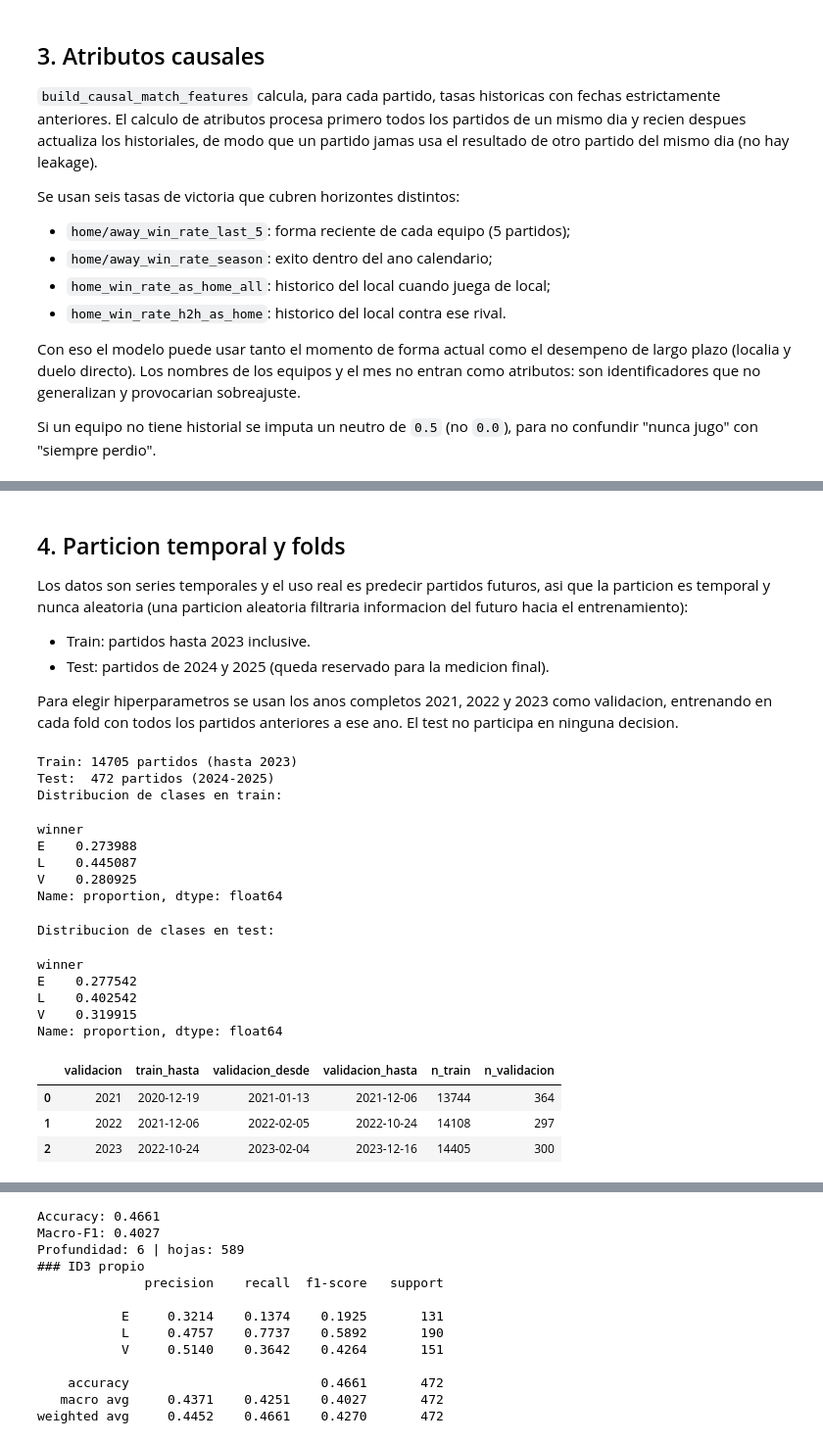
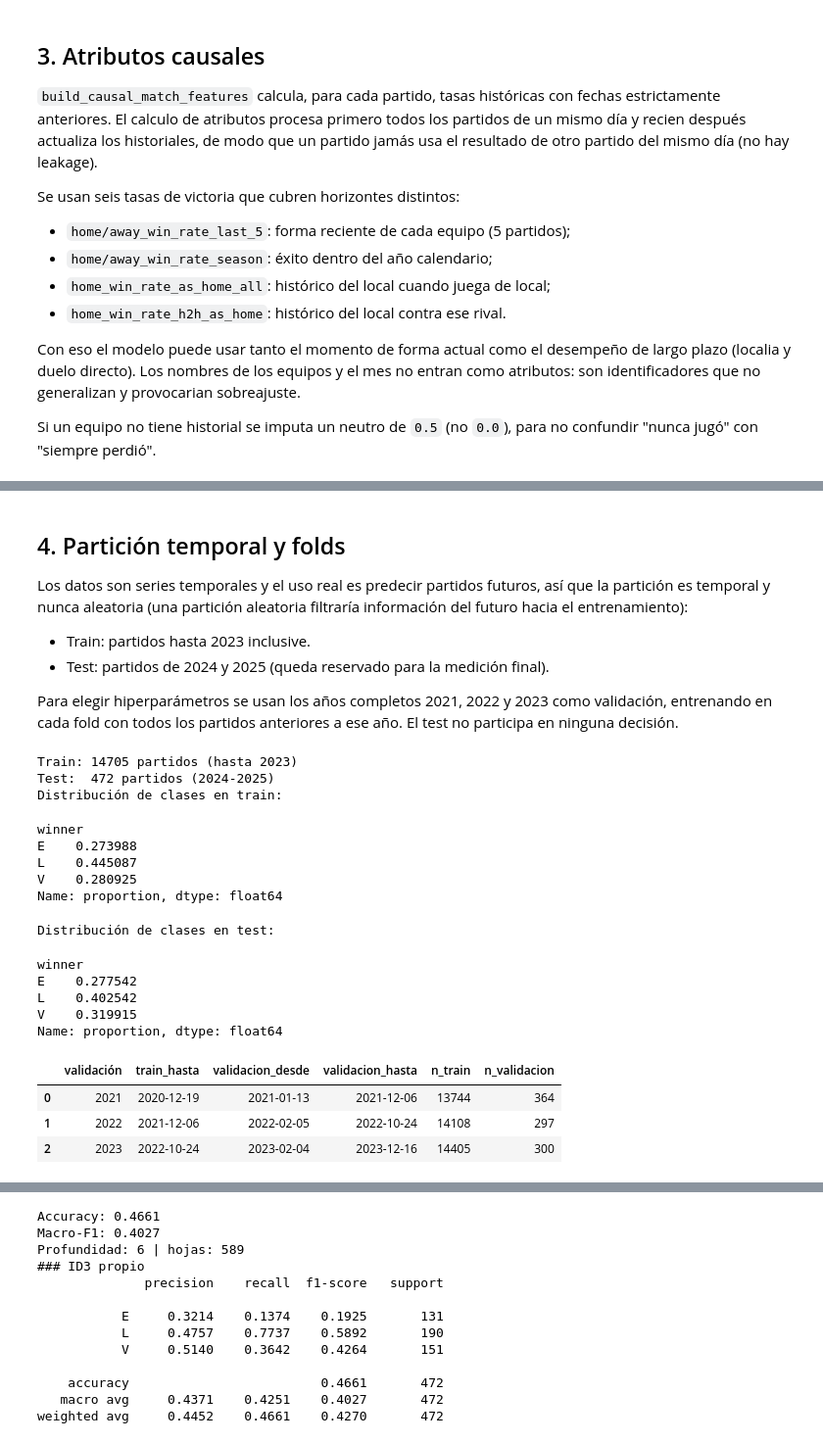
Before and after one commit to agustinocchiuzzi/laboratorioAprendAut1, a Jupyter notebook: entrega/notebook.ipynb, the cells around one changed output, grey strips where cells are left out. Shown at 98% size. Saved outputs shown, nothing was run; the diff lists cells and outputs as text; code cells hidden in the pictures.

```diff
--- a/entrega/notebook.ipynb
+++ b/entrega/notebook.ipynb
@@ -263,7 +263,7 @@ class _TeamState:
     last_five_wins: deque = field(default_factory=lambda: deque(maxlen=5))
 
     def snapshot(self, match_date):
-        """Tasas hasta match_date; los partidos de hace mas de 10 anos salen."""
+        """Tasas hasta match_date; los partidos de hace más de 10 años salen."""
         cutoff = match_date - pd.DateOffset(years=10)
         while self.last_ten_years and self.last_ten_years[0][0] < cutoff:
             self.last_ten_years.popleft()
@@ -309,9 +309,9 @@ def build_causal_match_features(matches):
     """Devuelve una fila de modelado por partido usando solo fechas anteriores.
 
     Todos los partidos de la misma fecha se procesan antes de que sus
-    resultados entren al historial de los equipos, asi un partido jamas usa el
-    resultado de otro partido del mismo dia (no hay leakage). Durante la
-    evaluacion de 2024-2025 los resultados de fechas anteriores siguen
+    resultados entren al historial de los equipos, así un partido jamás usa el
+    resultado de otro partido del mismo día (no hay leakage). Durante la
+    evaluación de 2024-2025 los resultados de fechas anteriores siguen
     disponibles, como en el uso real de prediccion online.
     """
     frame = matches.copy()
@@ -431,7 +431,7 @@ def features_for_new_match(home_team, away_team, match_date, historical_df):
 
     historical_df debe ser el dataset con gh/ga/winner (no los atributos ya
     calculados). Solo se usan partidos con fecha anterior y el partido se
-    procesa igual que cualquier otro en build_causal_match_features, asi da
+    procesa igual que cualquier otro en build_causal_match_features, así da
     exactamente los atributos que recibiria un partido real en esa fecha. Sin
     historial se imputan los neutros habituales (NEUTRAL_WIN_RATE = 0.5, etc.).
     """
@@ -606,20 +606,20 @@ def _dates(frame):
 
 
 def make_temporal_folds(frame):
-    """Entrenamiento expandido antes de cada ano completo 2021, 2022 y 2023.
+    """Entrenamiento expandido antes de cada año completo 2021, 2022 y 2023.
 
     Las posiciones refieren al frame recibido, sin importar su orden. Se
     rechaza el test 2024-2025 en lugar de dejarlo pasar por la CV.
     """
     dates = _dates(frame)
     if dates.dt.year.gt(2023).any():
-        raise ValueError("La validacion cruzada no acepta el test de 2024--2025.")
+        raise ValueError("La validación cruzada no acepta el test de 2024--2025.")
     folds = []
     for year in VALIDATION_YEARS:
         train = np.flatnonzero(dates.dt.year.lt(year).to_numpy())
         valid = np.flatnonzero(dates.dt.year.eq(year).to_numpy())
         if not len(train) or not len(valid):
-            raise ValueError(f"El fold {year} necesita entrenamiento y validacion.")
+            raise ValueError(f"El fold {year} necesita entrenamiento y validación.")
         folds.append(TemporalFold(year, tuple(map(int, train)), tuple(map(int, valid))))
     return tuple(folds)
 
@@ -631,12 +631,12 @@ def temporal_holdout(frame):
     train = frame.loc[dates.dt.year.le(2023)].reset_index(drop=True)
     test = frame.loc[dates.dt.year.between(2024, 2025)].reset_index(drop=True)
     if train.empty or test.empty:
-        raise ValueError("Entrenamiento y evaluacion deben contener partidos.")
+        raise ValueError("Entrenamiento y evaluación deben contener partidos.")
     return train, test
 
 
 def new_discretizer():
-    """Devuelve un discretizador sin ajustar para cada particion de train."""
+    """Devuelve un discretizador sin ajustar para cada partición de train."""
     return MixedTypeDiscretizer(
         categorical_features=[], numeric_features=NUMERIC_FEATURES,
         n_bins=3, fixed_cuts={column: LAST_5_CUTS for column in NUMERIC_FEATURES[:2]},
@@ -648,8 +648,8 @@ def evaluate_temporal_cv(estimator, frame, folds, representation):
 
     Se revalidan las posiciones contra el frame exacto para que ningun modelo
     use un split distinto. representation indica el tipo de input:
-    "discrete" aplica la discretizacion ajustada por fold, "continuous" pasa
-    las tasas crudas y "baseline" las tasas de diez anos sin discretizar.
+    "discrete" aplica la discretización ajustada por fold, "continuous" pasa
+    las tasas crudas y "baseline" las tasas de diez años sin discretizar.
     """
     if folds != make_temporal_folds(frame):
         raise ValueError("Todos los modelos deben usar los folds anuales compartidos.")
@@ -677,7 +677,7 @@ def evaluate_temporal_cv(estimator, frame, folds, representation):
         prediction = model.predict(X_valid)
         train_prediction = model.predict(X_train)
         rows.append({
-            "validacion": fold.validation_year,
+            "validación": fold.validation_year,
             "n_train": len(train), "n_validacion": len(valid),
             "accuracy": accuracy_score(valid["winner"], prediction),
             "validation_error": 1.0 - accuracy_score(valid["winner"], prediction),
@@ -786,26 +786,26 @@ Distribucion de la clase (todo el historico):
 # %% [markdown]
 ## 3. Atributos causales
 
-`build_causal_match_features` calcula, para cada partido, tasas historicas con
+`build_causal_match_features` calcula, para cada partido, tasas históricas con
 fechas estrictamente anteriores. El calculo de atributos procesa primero todos
-los partidos de un mismo dia y recien despues actualiza los historiales, de
-modo que un partido jamas usa el resultado de otro partido del mismo dia (no
+los partidos de un mismo día y recien después actualiza los historiales, de
+modo que un partido jamás usa el resultado de otro partido del mismo día (no
 hay leakage).
 
 Se usan seis tasas de victoria que cubren horizontes distintos:
 
 - `home/away_win_rate_last_5`: forma reciente de cada equipo (5 partidos);
-- `home/away_win_rate_season`: exito dentro del ano calendario;
-- `home_win_rate_as_home_all`: historico del local cuando juega de local;
-- `home_win_rate_h2h_as_home`: historico del local contra ese rival.
+- `home/away_win_rate_season`: éxito dentro del año calendario;
+- `home_win_rate_as_home_all`: histórico del local cuando juega de local;
+- `home_win_rate_h2h_as_home`: histórico del local contra ese rival.
 
 Con eso el modelo puede usar tanto el momento de forma actual como el
-desempeno de largo plazo (localia y duelo directo). Los nombres de los equipos
+desempeño de largo plazo (localia y duelo directo). Los nombres de los equipos
 y el mes no entran como atributos: son identificadores que no generalizan y
 provocarian sobreajuste.
 
 Si un equipo no tiene historial se imputa un neutro de `0.5` (no `0.0`), para
-no confundir "nunca jugo" con "siempre perdio".
+no confundir "nunca jugó" con "siempre perdió".
 # %%
 featured = build_causal_match_features(matches)
 print('Partidos con atributos:', len(featured))
@@ -828,56 +828,56 @@ Ejemplos con tasa 0.5 (neutro imputado o tasa real):
 | 1 | 1932-03-05 | CA Penarol | River Plate | 0.5 | 0.5 | 0.5 | ... |
 | 2 | 1932-03-05 | Central Espanol | Rampla Juniors Futbol Club | 0.5 | 0.5 | 0.5 | ... |
 # %% [markdown]
-## 4. Particion temporal y folds
+## 4. Partición temporal y folds
 
 Los datos son series temporales y el uso real es predecir partidos futuros,
-asi que la particion es temporal y nunca aleatoria (una particion aleatoria
-filtraria informacion del futuro hacia el entrenamiento):
+así que la partición es temporal y nunca aleatoria (una partición aleatoria
+filtraría información del futuro hacia el entrenamiento):
 
 - Train: partidos hasta 2023 inclusive.
-- Test: partidos de 2024 y 2025 (queda reservado para la medicion final).
+- Test: partidos de 2024 y 2025 (queda reservado para la medición final).
 
-Para elegir hiperparametros se usan los anos completos 2021, 2022 y 2023 como
-validacion, entrenando en cada fold con todos los partidos anteriores a ese
-ano. El test no participa en ninguna decision.
+Para elegir hiperparámetros se usan los años completos 2021, 2022 y 2023 como
+validación, entrenando en cada fold con todos los partidos anteriores a ese
+año. El test no participa en ninguna decisión.
 # %%
 train, test = temporal_holdout(featured)
 assert train['date'].dt.year.le(2023).all()
 assert test['date'].dt.year.isin([2024, 2025]).all()
 print('Train:', len(train), 'partidos (hasta 2023)')
 print('Test: ', len(test), 'partidos (2024-2025)')
 
-print('Distribucion de clases en train:')
+print('Distribución de clases en train:')
 display(train['winner'].value_counts(normalize=True).reindex(CLASSES))
-print('Distribucion de clases en test:')
+print('Distribución de clases en test:')
 display(test['winner'].value_counts(normalize=True).reindex(CLASSES))
 
 folds = make_temporal_folds(train)
 display(pd.DataFrame([
-    {'validacion': fold.validation_year,
+    {'validación': fold.validation_year,
      'train_hasta': train.iloc[list(fold.train_positions)]['date'].max().date(),
      'validacion_desde': train.iloc[list(fold.validation_positions)]['date'].min().date(),
      'validacion_hasta': train.iloc[list(fold.validation_positions)]['date'].max().date(),
      'n_train': len(fold.train_positions),
      'n_validacion': len(fold.validation_positions)}
     for fold in folds
 ]))
 # %% [output]
 Train: 14705 partidos (hasta 2023)
 Test:  472 partidos (2024-2025)
-Distribucion de clases en train:
+Distribución de clases en train:
 winner
 E    0.273988
 L    0.445087
 V    0.280925
 Name: proportion, dtype: float64
-Distribucion de clases en test:
+Distribución de clases en test:
 winner
 E    0.277542
 L    0.402542
 V    0.319915
 Name: proportion, dtype: float64
-|  | validacion | train_hasta | validacion_desde | validacion_hasta | n_train | n_validacion |
+|  | validación | train_hasta | validacion_desde | validacion_hasta | n_train | n_validacion |
 | 0 | 2021 | 2020-12-19 | 2021-01-13 | 2021-12-06 | 13744 | 364 |
 | 1 | 2022 | 2021-12-06 | 2022-02-05 | 2022-10-24 | 14108 | 297 |
 | 2 | 2023 | 2022-10-24 | 2023-02-04 | 2023-12-16 | 14405 | 300 |
```
Also changed, not shown: parts of 40 cells of this notebook, 1 other file.
